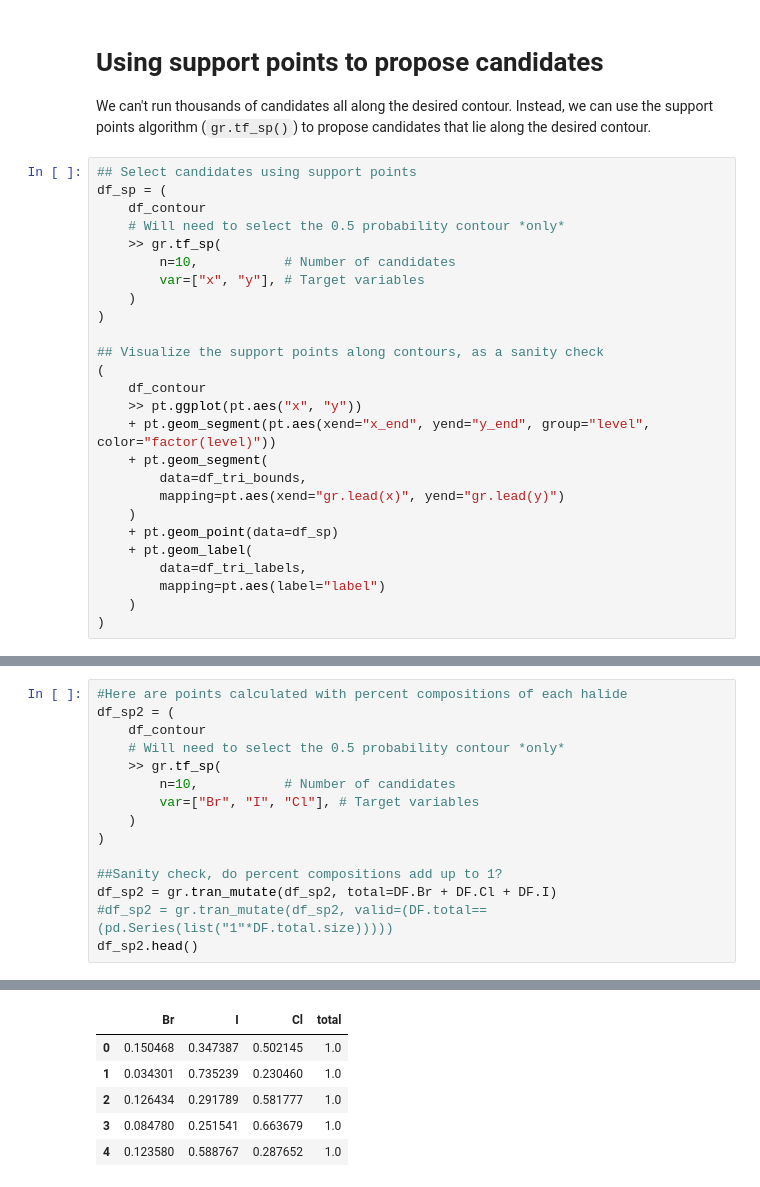
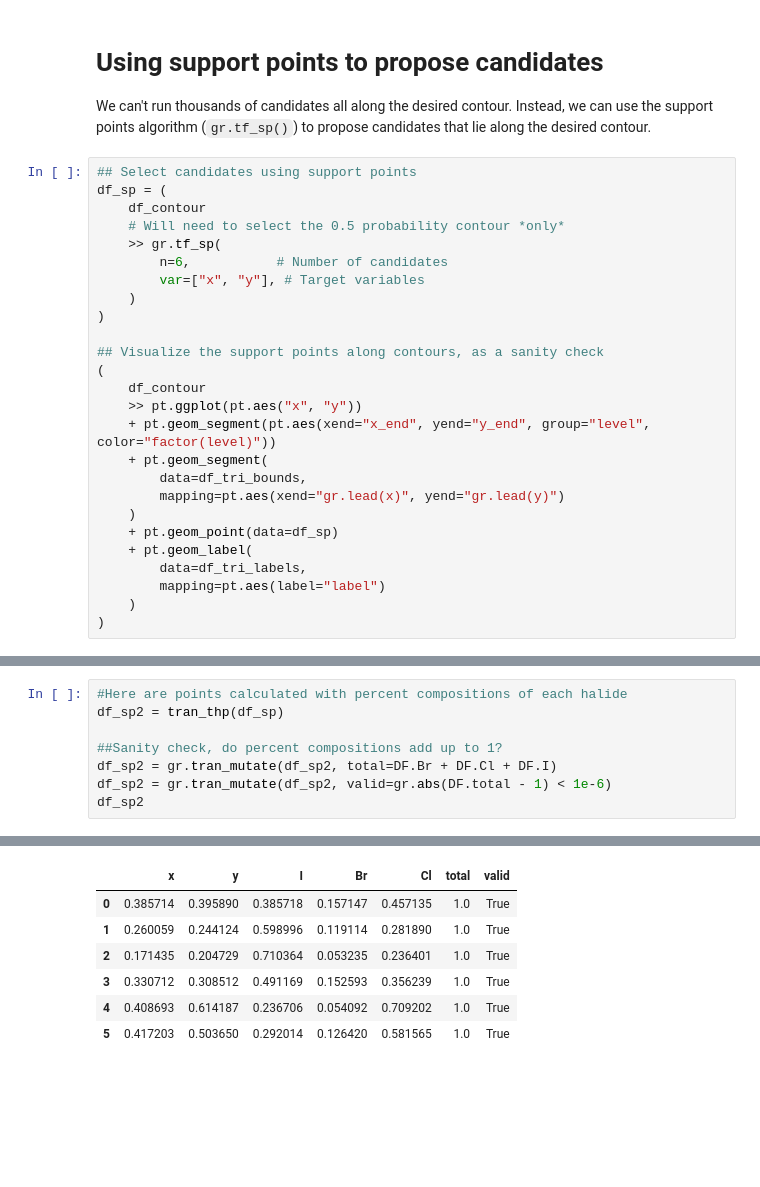
Before and after one commit to kaybr24/perovskite-solar, a Jupyter notebook: Triple Halide Contour Map.ipynb, the cells around one changed output, grey strips where cells are left out. Drawn from its saved outputs; the diff is of its cells as text; blank space fills up the shorter version.

```diff
--- a/Triple Halide Contour Map.ipynb
+++ b/Triple Halide Contour Map.ipynb
@@ -334,7 +334,7 @@ df_sp = (
     df_contour
     # Will need to select the 0.5 probability contour *only*
     >> gr.tf_sp(
-        n=10,           # Number of candidates
+        n=6,           # Number of candidates
         var=["x", "y"], # Target variables
     )
 )
@@ -372,16 +373,9 @@ df_sp.head()
 # %%
 #Here are points calculated with percent compositions of each halide
-df_sp2 = (
-    df_contour
-    # Will need to select the 0.5 probability contour *only*
-    >> gr.tf_sp(
-        n=10,           # Number of candidates
-        var=["Br", "I", "Cl"], # Target variables
-    )
-)
+df_sp2 = tran_thp(df_sp)
 
 ##Sanity check, do percent compositions add up to 1?
 df_sp2 = gr.tran_mutate(df_sp2, total=DF.Br + DF.Cl + DF.I)
-#df_sp2 = gr.tran_mutate(df_sp2, valid=(DF.total==(pd.Series(list("1"*DF.total.size)))))
-df_sp2.head()
+df_sp2 = gr.tran_mutate(df_sp2, valid=gr.abs(DF.total - 1) < 1e-6)
+df_sp2
 # %% [output]
@@ -389,6 +382,7 @@ tran_sp finished in 23 iterations with distance criterion 8.615e-04
-|  | Br | I | Cl | total |
-| 0 | 0.150468 | 0.347387 | 0.502145 | 1.0 |
-| 1 | 0.034301 | 0.735239 | 0.230460 | 1.0 |
-| 2 | 0.126434 | 0.291789 | 0.581777 | 1.0 |
-| 3 | 0.084780 | 0.251541 | 0.663679 | 1.0 |
-| 4 | 0.123580 | 0.588767 | 0.287652 | 1.0 |
+|  | x | y | I | Br | Cl | total | valid |
+| 0 | 0.385714 | 0.395890 | 0.385718 | 0.157147 | 0.457135 | 1.0 | True |
+| 1 | 0.260059 | 0.244124 | 0.598996 | 0.119114 | 0.281890 | 1.0 | True |
+| 2 | 0.171435 | 0.204729 | 0.710364 | 0.053235 | 0.236401 | 1.0 | True |
+| 3 | 0.330712 | 0.308512 | 0.491169 | 0.152593 | 0.356239 | 1.0 | True |
+| 4 | 0.408693 | 0.614187 | 0.236706 | 0.054092 | 0.709202 | 1.0 | True |
+| 5 | 0.417203 | 0.503650 | 0.292014 | 0.126420 | 0.581565 | 1.0 | True |
```
Also changed, not shown: parts of 13 cells of this notebook.
